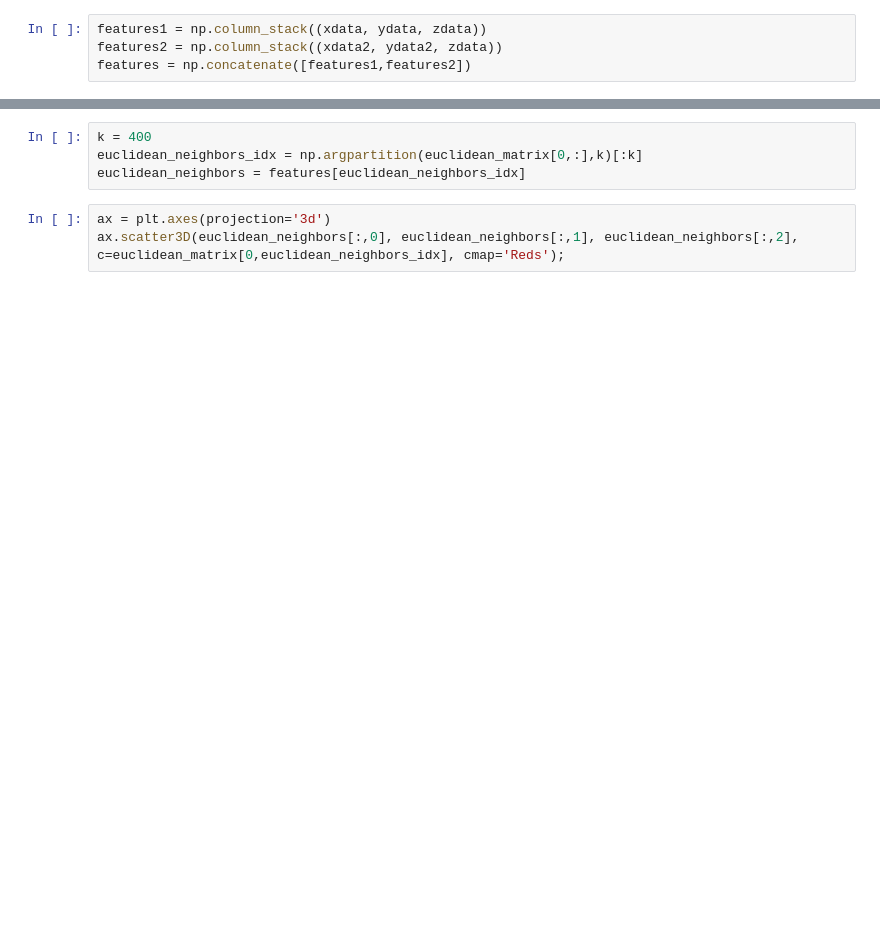
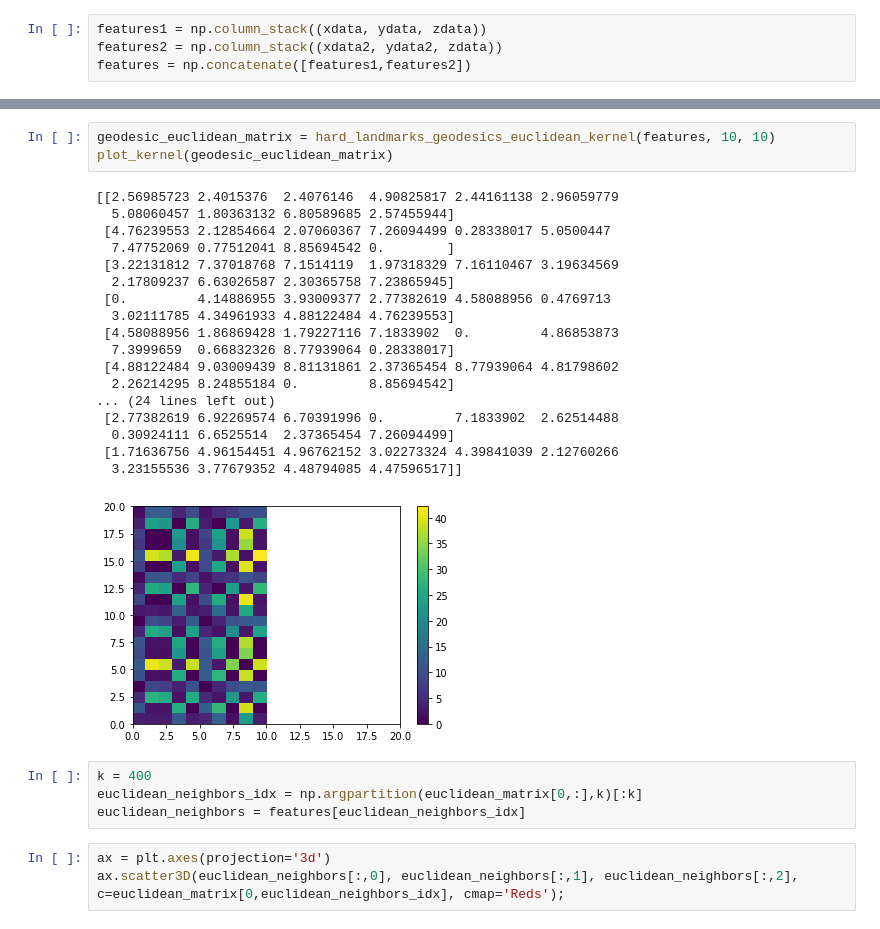
Before and after one commit to hopeliu20160622/dknn_geod, a Jupyter notebook: src/toy_example.ipynb, the cells around one changed output, grey strips where cells are left out. Cells and saved outputs as stored; diff of their text form; blank space fills up the shorter version.

```diff
--- a/src/toy_example.ipynb
+++ b/src/toy_example.ipynb
@@ -50,3 +48,25 @@ plot_kernel(geodesic_euclidean_matrix)
+# %%
+geodesic_euclidean_matrix = hard_landmarks_geodesics_euclidean_kernel(features, 10, 10)
+plot_kernel(geodesic_euclidean_matrix)
+# %% [output]
+[[2.56985723 2.4015376  2.4076146  4.90825817 2.44161138 2.96059779
+  5.08060457 1.80363132 6.80589685 2.57455944]
+ [4.76239553 2.12854664 2.07060367 7.26094499 0.28338017 5.0500447
+  7.47752069 0.77512041 8.85694542 0.        ]
+ [3.22131812 7.37018768 7.1514119  1.97318329 7.16110467 3.19634569
+  2.17809237 6.63026587 2.30365758 7.23865945]
+ [0.         4.14886955 3.93009377 2.77382619 4.58088956 0.4769713
+  3.02111785 4.34961933 4.88122484 4.76239553]
+ [4.58088956 1.86869428 1.79227116 7.1833902  0.         4.86853873
+  7.3999659  0.66832326 8.77939064 0.28338017]
+ [4.88122484 9.03009439 8.81131861 2.37365454 8.77939064 4.81798602
+  2.26214295 8.24855184 0.         8.85694542]
+... (24 lines left out)
+ [2.77382619 6.92269574 6.70391996 0.         7.1833902  2.62514488
+  0.30924111 6.6525514  2.37365454 7.26094499]
+ [1.71636756 4.96154451 4.96762152 3.02273324 4.39841039 2.12760266
+  3.23155536 3.77679352 4.48794085 4.47596517]]
+[figure, added]
 # %%
 k = 400
 euclidean_neighbors_idx = np.argpartition(euclidean_matrix[0,:],k)[:k]
```
Also changed, not shown: parts of 8 cells of this notebook, 6 other files.
